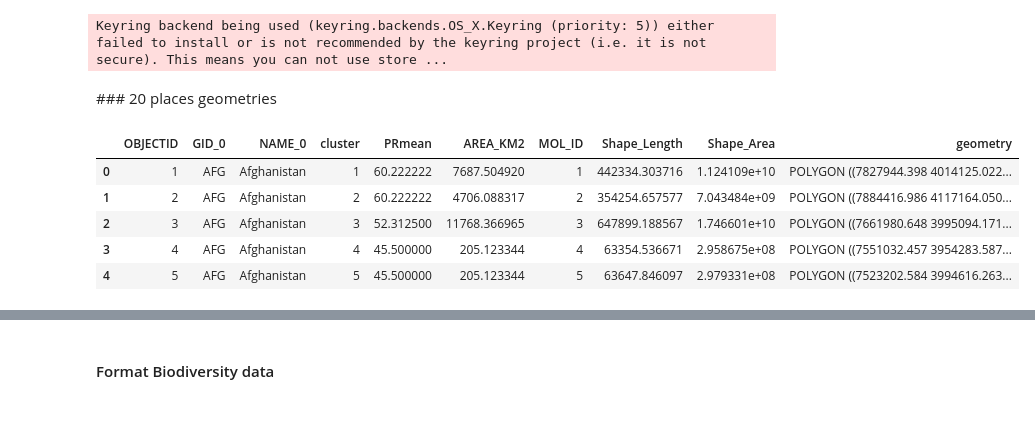
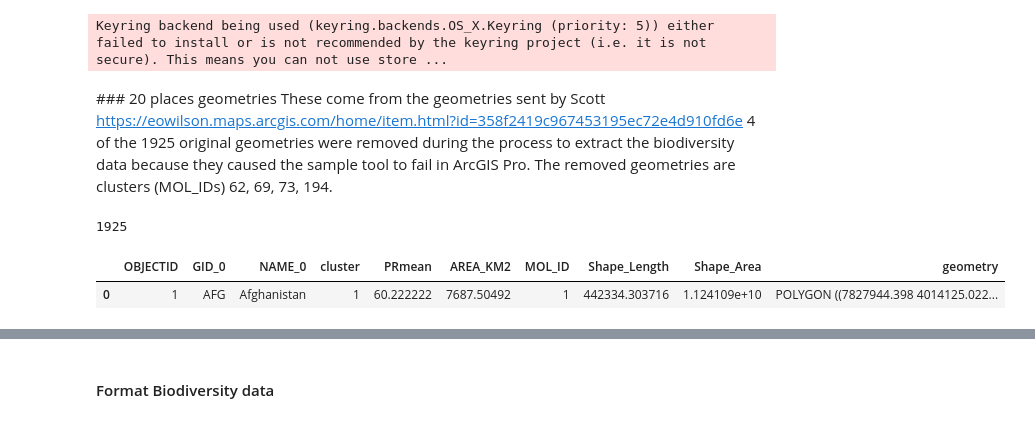
Before and after one commit to Vizzuality/he-scratchfolder, a Jupyter notebook: Places_HE_Future.ipynb, the cells around one changed output, grey strips where cells are left out. Drawn from its saved outputs; the diff is of its cells as text; code cells hidden in the pictures.

Commit message:
changes places_HE_future notebook to include Iker code

```diff
--- a/Places_HE_Future.ipynb
+++ b/Places_HE_Future.ipynb
@@ -35,5 +65,7 @@ aol_username = env['ARCGIS_GRETA_USER']
 gis = GIS("https://eowilson.maps.arcgis.com", aol_username, aol_password, profile = "eowilson")
 # %% [output]
 Keyring backend being used (keyring.backends.OS_X.Keyring (priority: 5)) either failed to install or is not recommended by the keyring project (i.e. it is not secure). This means you can not use store ...
-# %% [markdown]
-### 20 places geometries
+# %% [markdown]
+### 20 places geometries
+These come from the geometries sent by Scott https://eowilson.maps.arcgis.com/home/item.html?id=358f2419c967453195ec72e4d910fd6e
+4 of the 1925 original geometries were removed during the process to extract the biodiversity data because they caused the sample tool to fail in ArcGIS Pro. The removed geometries are clusters (MOL_IDs) 62, 69, 73, 194.
@@ -40,11 +76,11 @@ Keyring backend being used (keyring.backends.OS_X.Keyring (priority: 5)) either
 # %%
-places= gpd.read_file(f'{path}/Geometries/places20.geojson') # Scott's geometry
+places= gpd.read_file(f'{path_in}/Geometries/places20.geojson') # Scott's geometry
+# %%
+len(places)
+# %% [output]
+1925
 # %%
-places.head()
+places.head(1)
 # %% [output]
 |  | OBJECTID | GID_0 | NAME_0 | cluster | PRmean | AREA_KM2 | MOL_ID | Shape_Length | Shape_Area | geometry |
-| 0 | 1 | AFG | Afghanistan | 1 | 60.222222 | 7687.504920 | 1 | 442334.303716 | 1.124109e+10 | POLYGON ((7827944.398 4014125.022... |
-| 1 | 2 | AFG | Afghanistan | 2 | 60.222222 | 4706.088317 | 2 | 354254.657577 | 7.043484e+09 | POLYGON ((7884416.986 4117164.050... |
-| 2 | 3 | AFG | Afghanistan | 3 | 52.312500 | 11768.366965 | 3 | 647899.188567 | 1.746601e+10 | POLYGON ((7661980.648 3995094.171... |
-| 3 | 4 | AFG | Afghanistan | 4 | 45.500000 | 205.123344 | 4 | 63354.536671 | 2.958675e+08 | POLYGON ((7551032.457 3954283.587... |
-| 4 | 5 | AFG | Afghanistan | 5 | 45.500000 | 205.123344 | 5 | 63647.846097 | 2.979331e+08 | POLYGON ((7523202.584 3994616.263... |
+| 0 | 1 | AFG | Afghanistan | 1 | 60.222222 | 7687.50492 | 1 | 442334.303716 | 1.124109e+10 | POLYGON ((7827944.398 4014125.022... |
```
Also changed, not shown: parts of 49 cells of this notebook.
